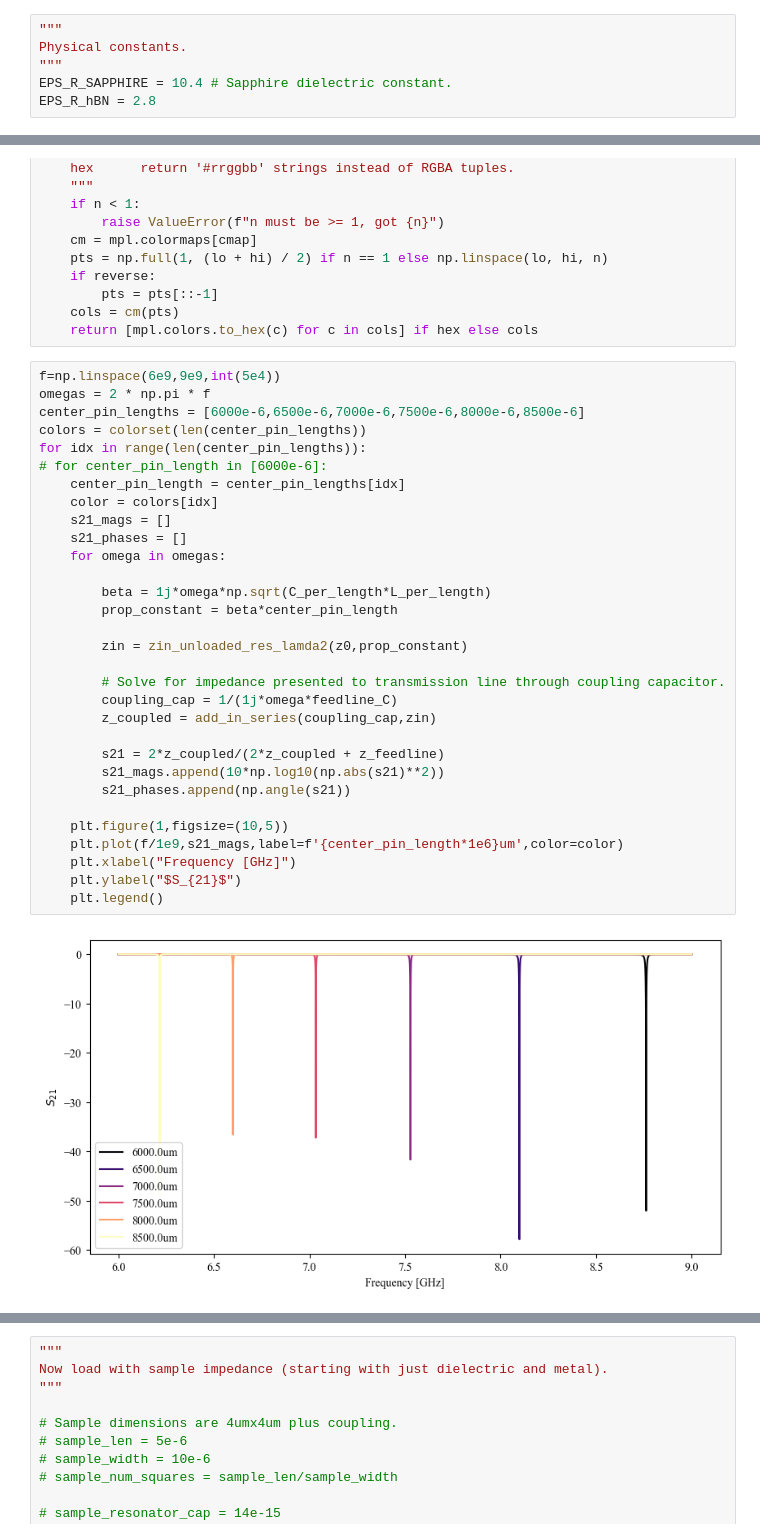
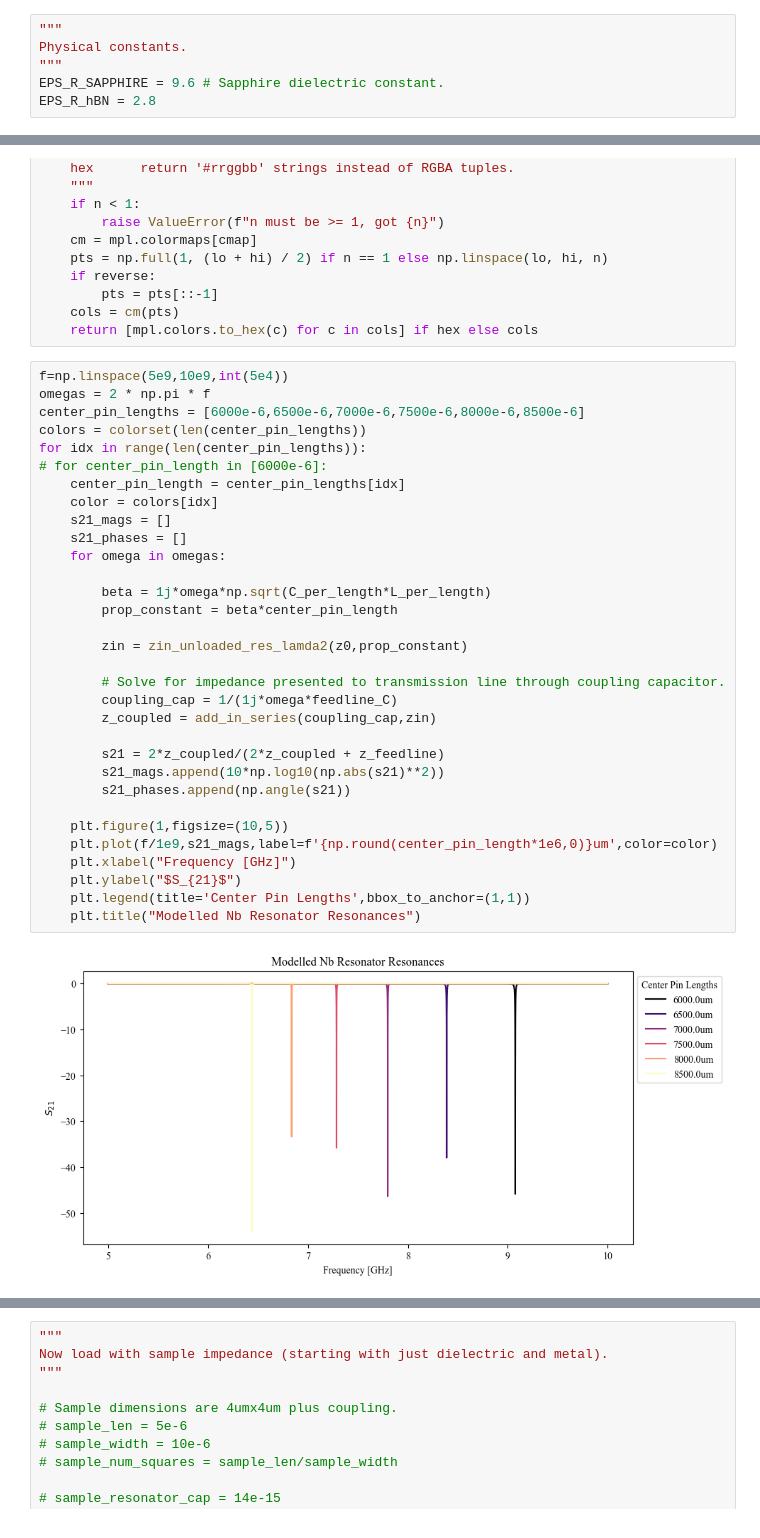
Before and after one commit to eseyetea/2d-sensing, a Jupyter notebook: 2d-sensing/src/mask_design/circuit_model.ipynb, the cells around one changed output, grey strips where cells are left out. Cells and saved outputs as stored; diff of their text form.

```diff
--- a/2d-sensing/src/mask_design/circuit_model.ipynb
+++ b/2d-sensing/src/mask_design/circuit_model.ipynb
@@ -91,7 +91,7 @@ def make_colors(n,name='summer'):
 """
 Physical constants.
 """
-EPS_R_SAPPHIRE = 10.4 # Sapphire dielectric constant.
+EPS_R_SAPPHIRE = 9.6 # Sapphire dielectric constant.
 EPS_R_hBN = 2.8
 # %%
 # Coplanar capacitance and inductance for center pin of resonator.
@@ -173,38 +173,39 @@ def colorset(n, cmap="magma", *, lo=0.0, hi=1.0, hex=False, reverse=False):
     cols = cm(pts)
     return [mpl.colors.to_hex(c) for c in cols] if hex else cols
 # %%
-f=np.linspace(6e9,9e9,int(5e4))
+f=np.linspace(5e9,10e9,int(5e4))
 omegas = 2 * np.pi * f
 center_pin_lengths = [6000e-6,6500e-6,7000e-6,7500e-6,8000e-6,8500e-6]
 colors = colorset(len(center_pin_lengths))
 for idx in range(len(center_pin_lengths)):
 # for center_pin_length in [6000e-6]:
     center_pin_length = center_pin_lengths[idx]
     color = colors[idx]
     s21_mags = []
     s21_phases = []
     for omega in omegas:
 
         beta = 1j*omega*np.sqrt(C_per_length*L_per_length)
         prop_constant = beta*center_pin_length
 
         zin = zin_unloaded_res_lamda2(z0,prop_constant)
 
         # Solve for impedance presented to transmission line through coupling capacitor.
         coupling_cap = 1/(1j*omega*feedline_C)
         z_coupled = add_in_series(coupling_cap,zin)
 
         s21 = 2*z_coupled/(2*z_coupled + z_feedline)
         s21_mags.append(10*np.log10(np.abs(s21)**2))
         s21_phases.append(np.angle(s21))
 
     plt.figure(1,figsize=(10,5))
-    plt.plot(f/1e9,s21_mags,label=f'{center_pin_length*1e6}um',color=color)
+    plt.plot(f/1e9,s21_mags,label=f'{np.round(center_pin_length*1e6,0)}um',color=color)
     plt.xlabel("Frequency [GHz]")
     plt.ylabel("$S_{21}$")
-    plt.legend()
+    plt.legend(title='Center Pin Lengths',bbox_to_anchor=(1,1))
+    plt.title("Modelled Nb Resonator Resonances")
 # %% [output]
-[figure, old version]
+[figure, new version]
 # %%
 # Define frequencies of interest.
 f=np.linspace(6.27e9,6.29e9,int(5e4))
```
Also changed, not shown: parts of 5 cells of this notebook, 17 other files.
